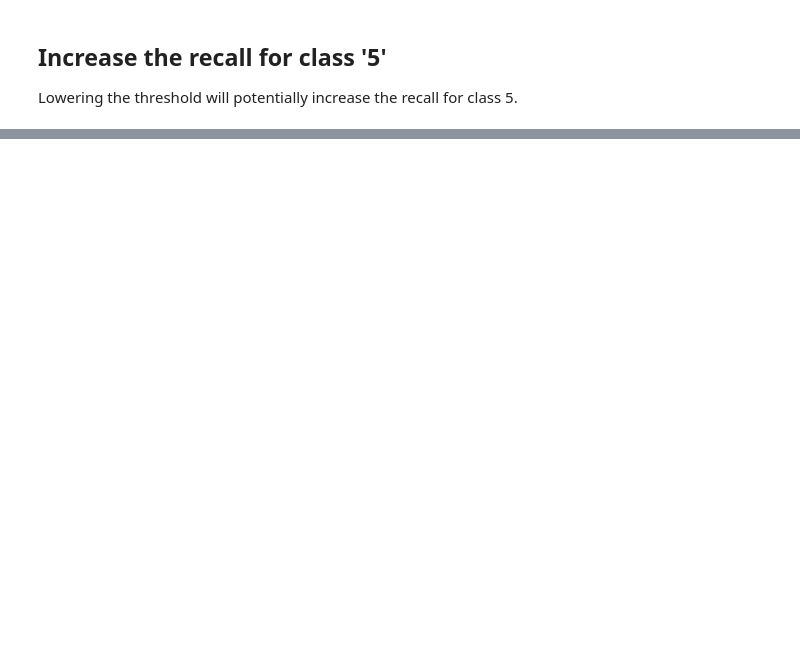
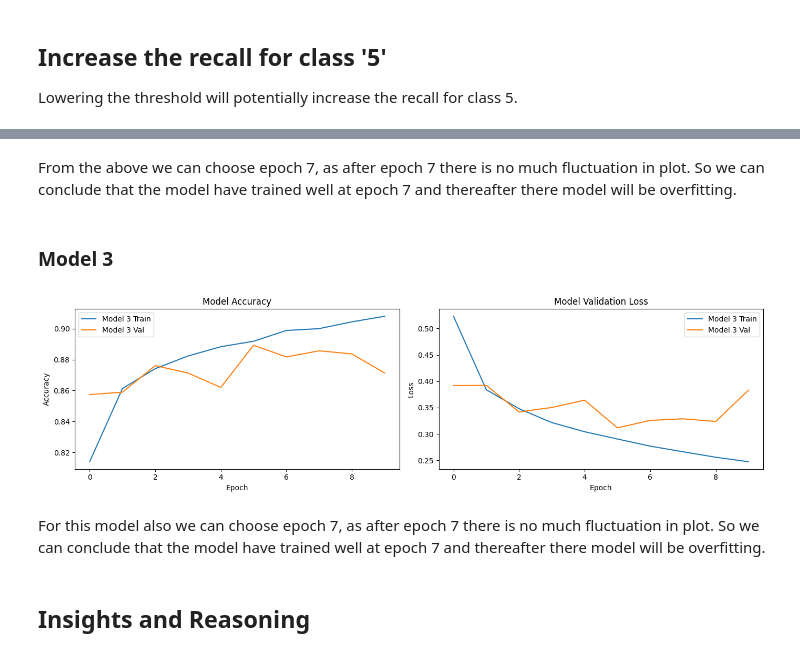
Before and after one commit to rubelbinu/CSCN8010-Labs, a Jupyter notebook: Week8-Lab.ipynb, the cells around one changed output, grey strips where cells are left out. Drawn from its saved outputs; the diff is of its cells as text; code cells hidden in the pictures; blank space fills up the shorter version.

```diff
--- a/Week8-Lab.ipynb
+++ b/Week8-Lab.ipynb
@@ -253,0 +360,32 @@ Validation Recall for class 5: 0.9325
+# %% [markdown]
+From the above we can choose epoch 7, as after epoch 7 there is no much fluctuation in plot. So we can conclude that the model have trained well at epoch 7 and thereafter there model will be overfitting.
+# %% [markdown]
+### Model 3
+# %%
+# Plot training & validation accuracy values
+plt.figure(figsize=(14, 4))
+plt.subplot(1, 2, 1)
+plt.plot(histories['Model 3'].history['accuracy'], label='Model 3 Train')
+plt.plot(histories['Model 3'].history['val_accuracy'], label='Model 3 Val')
+plt.title('Model Accuracy')
+plt.ylabel('Accuracy')
+plt.xlabel('Epoch')
+plt.legend()
+
+# Plot training & validation loss values
+plt.subplot(1, 2, 2)
+plt.plot(histories['Model 3'].history['loss'], label='Model 3 Train')
+plt.plot(histories['Model 3'].history['val_loss'], label='Model 3 Val')
+plt.title('Model Validation Loss')
+plt.ylabel('Loss')
+plt.xlabel('Epoch')
+plt.legend()
+
+plt.tight_layout()
+plt.show()
+# %% [output]
+[figure, added]
+# %% [markdown]
+For this model also we can choose epoch 7, as after epoch 7 there is no much fluctuation in plot. So we can conclude that the model have trained well at epoch 7 and thereafter there model will be overfitting.
+# %% [markdown]
+## Insights and Reasoning
```
Also changed, not shown: parts of 21 cells of this notebook, 1 other file.
